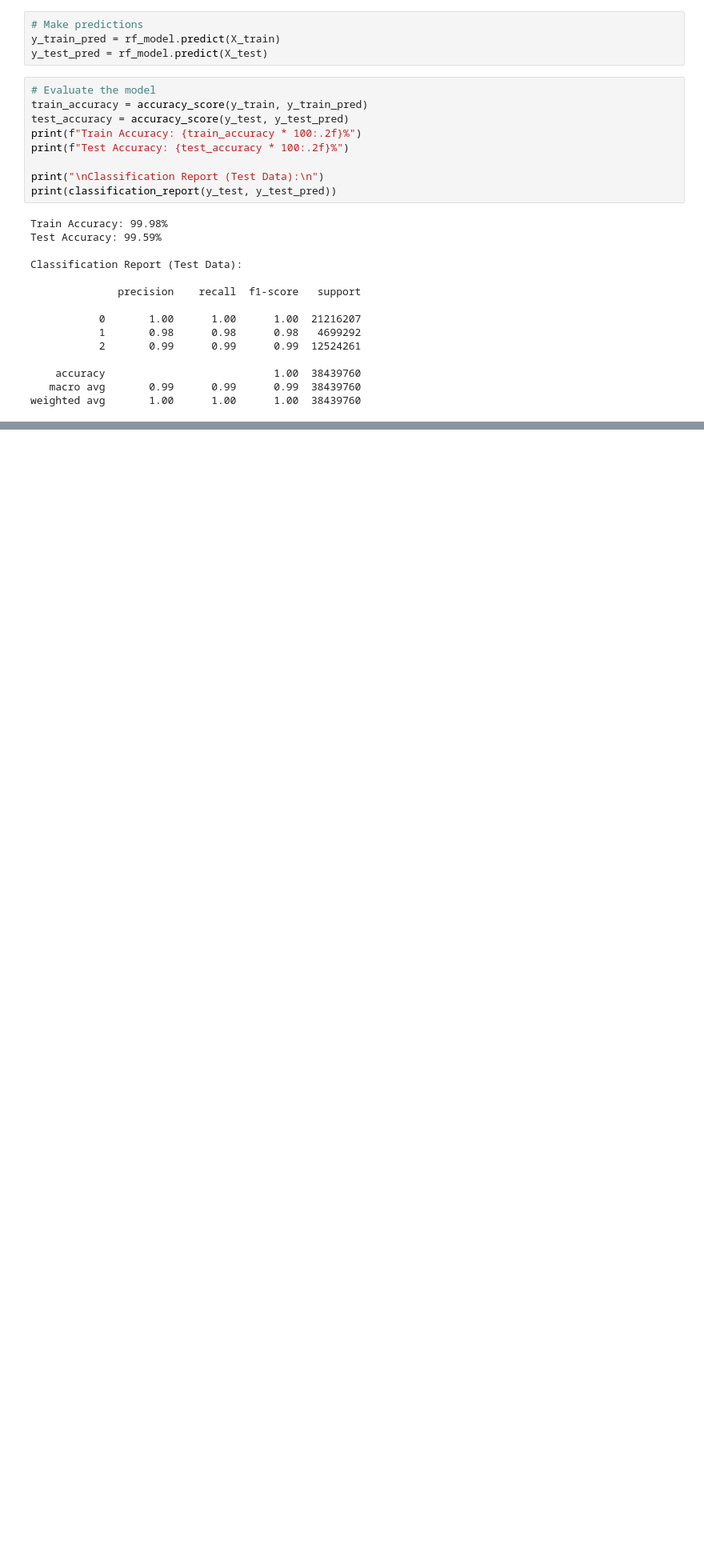
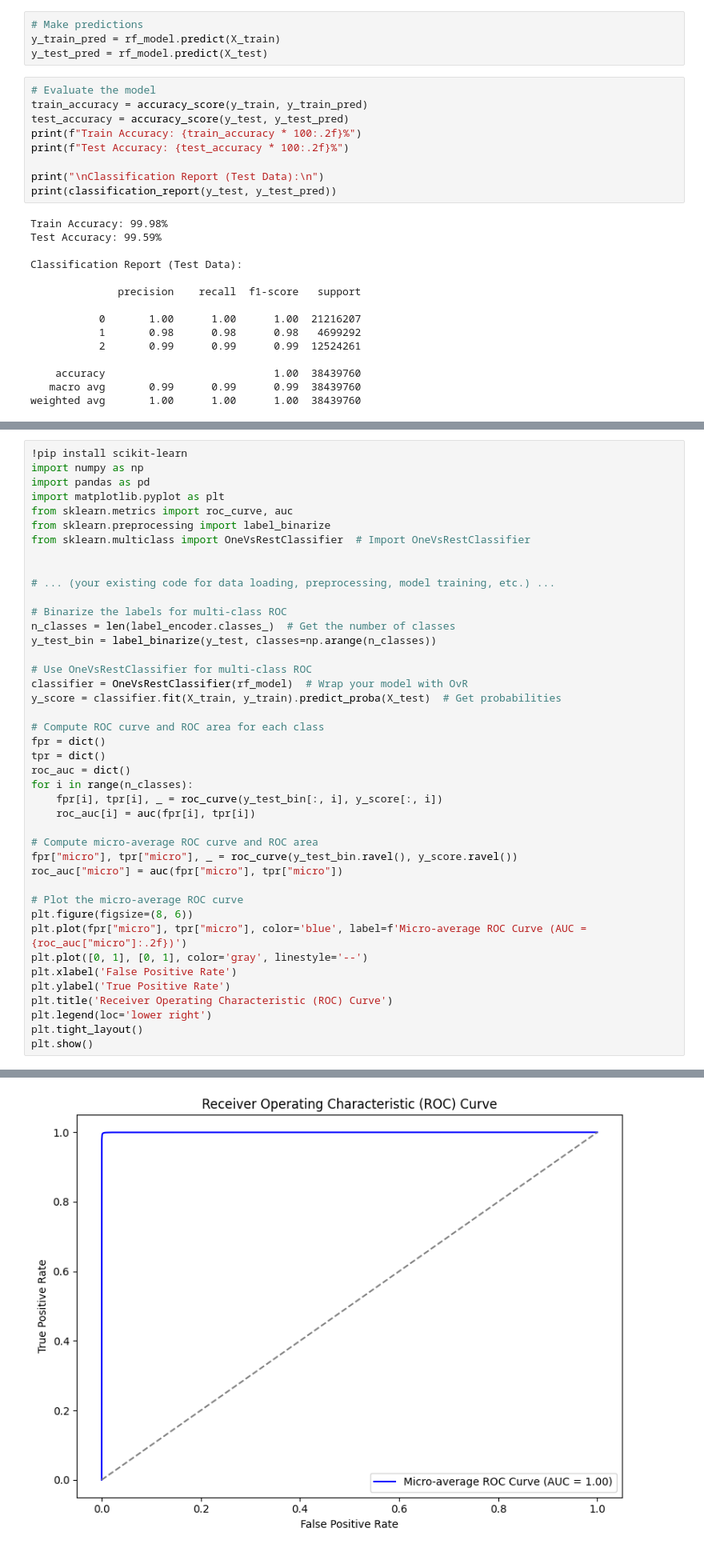
Before and after one commit to BabinRV/Dissertation, a Jupyter notebook: Dissertation_TD_and_IR.ipynb, the cells around one changed output, grey strips where cells are left out. Shown at 80% size. Cells and saved outputs as stored; diff of their text form; blank space fills up the shorter version.

```diff
--- a/Dissertation_TD_and_IR.ipynb
+++ b/Dissertation_TD_and_IR.ipynb
@@ -990,0 +1023,43 @@ True Negatives (TN): 21214292
+# %%
+!pip install scikit-learn
+import numpy as np
+import pandas as pd
+import matplotlib.pyplot as plt
+from sklearn.metrics import roc_curve, auc
+from sklearn.preprocessing import label_binarize
+from sklearn.multiclass import OneVsRestClassifier  # Import OneVsRestClassifier
+
+
+# ... (your existing code for data loading, preprocessing, model training, etc.) ...
+
+# Binarize the labels for multi-class ROC
+n_classes = len(label_encoder.classes_)  # Get the number of classes
+y_test_bin = label_binarize(y_test, classes=np.arange(n_classes))
+
+# Use OneVsRestClassifier for multi-class ROC
+classifier = OneVsRestClassifier(rf_model)  # Wrap your model with OvR
+y_score = classifier.fit(X_train, y_train).predict_proba(X_test)  # Get probabilities
+
+# Compute ROC curve and ROC area for each class
+fpr = dict()
+tpr = dict()
+roc_auc = dict()
+for i in range(n_classes):
+    fpr[i], tpr[i], _ = roc_curve(y_test_bin[:, i], y_score[:, i])
+    roc_auc[i] = auc(fpr[i], tpr[i])
+
+# Compute micro-average ROC curve and ROC area
+fpr["micro"], tpr["micro"], _ = roc_curve(y_test_bin.ravel(), y_score.ravel())
+roc_auc["micro"] = auc(fpr["micro"], tpr["micro"])
+
+# Plot the micro-average ROC curve
+plt.figure(figsize=(8, 6))
+plt.plot(fpr["micro"], tpr["micro"], color='blue', label=f'Micro-average ROC Curve (AUC = {roc_auc["micro"]:.2f})')
+plt.plot([0, 1], [0, 1], color='gray', linestyle='--')
+plt.xlabel('False Positive Rate')
+plt.ylabel('True Positive Rate')
+plt.title('Receiver Operating Characteristic (ROC) Curve')
+plt.legend(loc='lower right')
+plt.tight_layout()
+plt.show()
+# %% [output]
@@ -990,0 +1071 @@ True Negatives (TN): 21214292
+[figure, added]
```
Also changed, not shown: parts of 3 cells of this notebook.
